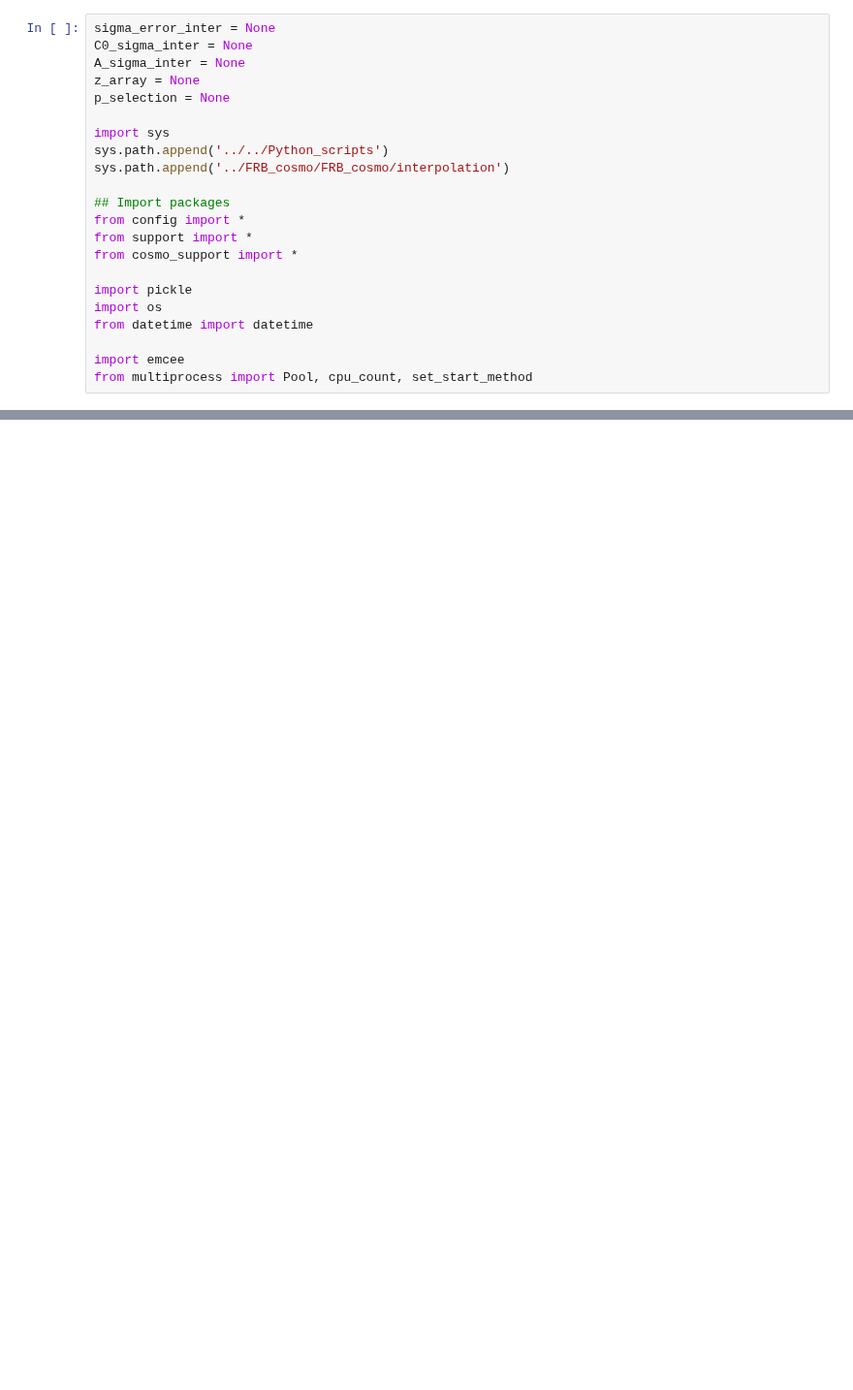
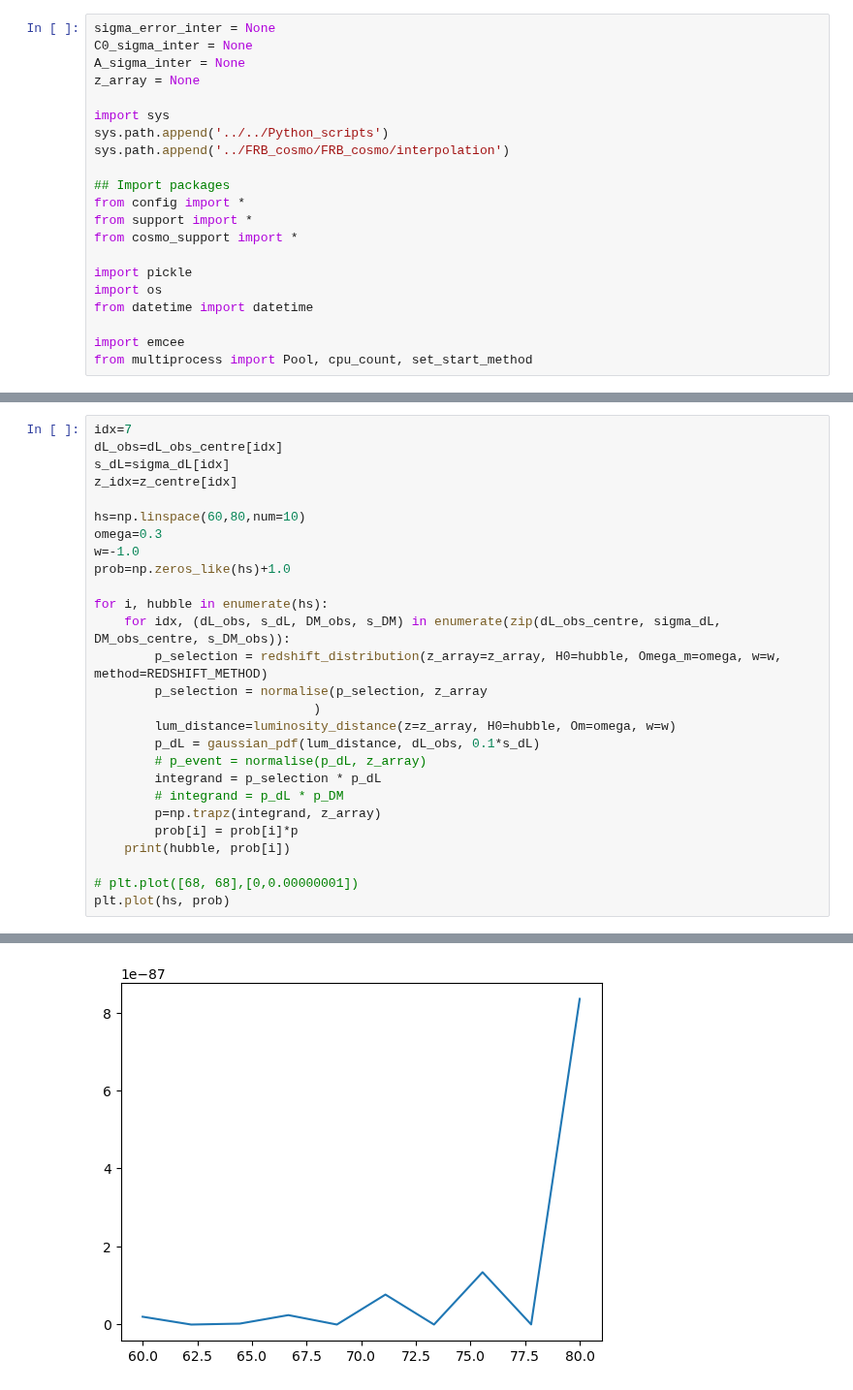
Before and after one commit to MariosNT/FRB_GW_association_cosmo, a Jupyter notebook: Notebooks/GWs_FRB_cosmo/test_DM_diff.ipynb, the cells around one changed output, grey strips where cells are left out. Shown at 97% size. Drawn from its saved outputs; the diff is of its cells as text; blank space fills up the shorter version.

```diff
--- a/Notebooks/GWs_FRB_cosmo/test_DM_diff.ipynb
+++ b/Notebooks/GWs_FRB_cosmo/test_DM_diff.ipynb
@@ -3,7 +3,6 @@ sigma_error_inter = None
 C0_sigma_inter = None
 A_sigma_inter = None
 z_array = None
-p_selection = None
 
 import sys
 sys.path.append('../../Python_scripts')
@@ -261,0 +268,28 @@ plt.show()
+# %%
+idx=7
+dL_obs=dL_obs_centre[idx]
+s_dL=sigma_dL[idx]
+z_idx=z_centre[idx]
+
+hs=np.linspace(60,80,num=10)
+omega=0.3
+w=-1.0
+prob=np.zeros_like(hs)+1.0
+
+for i, hubble in enumerate(hs):
+    for idx, (dL_obs, s_dL, DM_obs, s_DM) in enumerate(zip(dL_obs_centre, sigma_dL, DM_obs_centre, s_DM_obs)):
+        p_selection = redshift_distribution(z_array=z_array, H0=hubble, Omega_m=omega, w=w, method=REDSHIFT_METHOD)
+        p_selection = normalise(p_selection, z_array
+                             )
+        lum_distance=luminosity_distance(z=z_array, H0=hubble, Om=omega, w=w)
+        p_dL = gaussian_pdf(lum_distance, dL_obs, 0.1*s_dL)
+        # p_event = normalise(p_dL, z_array)
+        integrand = p_selection * p_dL
+        # integrand = p_dL * p_DM
+        p=np.trapz(integrand, z_array)
+        prob[i] = prob[i]*p
+    print(hubble, prob[i])
+
+# plt.plot([68, 68],[0,0.00000001])
+plt.plot(hs, prob)
+# %% [output]
@@ -261,0 +307 @@ plt.show()
+[figure, added]
```
Also changed, not shown: parts of 25 cells of this notebook, 19 other files.
